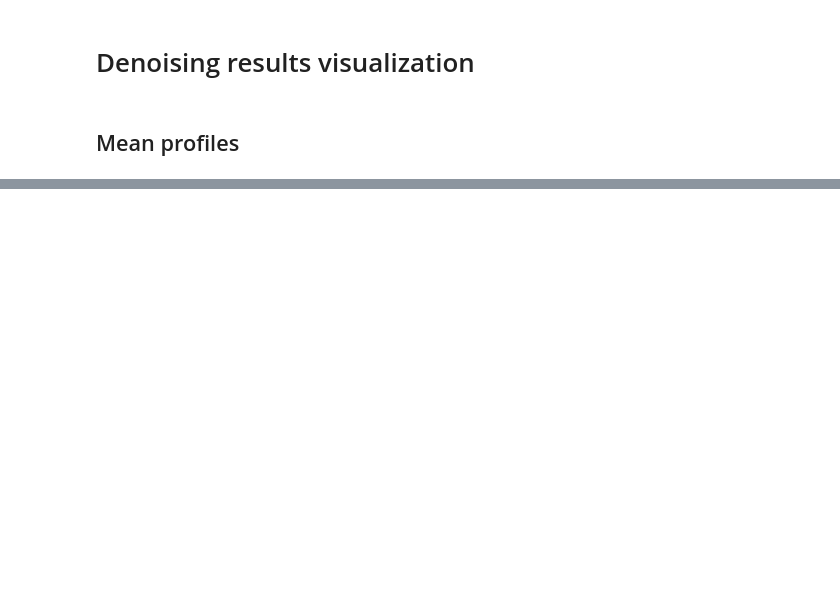
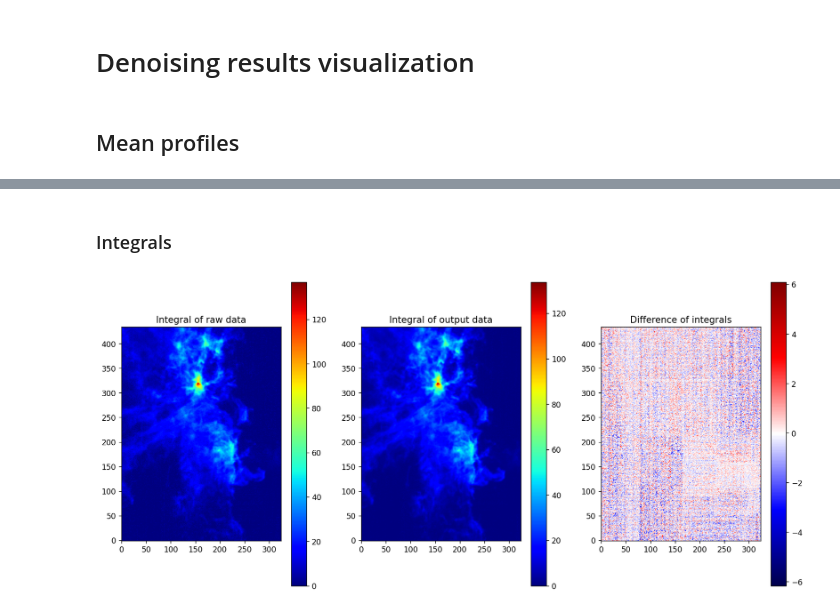
Before and after one commit to einigl/line-cubes-denoising, a Jupyter notebook: notebooks/show_results.ipynb, the cells around one changed output, grey strips where cells are left out. Saved outputs shown, nothing was run; the diff lists cells and outputs as text; code cells hidden in the pictures; blank space fills up the shorter version.

```diff
--- a/notebooks/show_results.ipynb
+++ b/notebooks/show_results.ipynb
@@ -84,0 +87,40 @@ plt.show()
+# %% [markdown]
+### Integrals
+# %%
+Integral_raw = 0.5 * np.sum(X, axis=0)
+Integral_out = 0.5 * np.sum(X_hat, axis=0)
+Integral_diff = Integral_raw - Integral_out
+
+#
+
+plt.figure(figsize=(2.5*6.4, 1.5*4.8), dpi=125)
+
+plt.subplot(1, 3, 1)
+
+vmin = 0
+vmax = np.max(Integral_raw)
+
+plt.imshow(Integral_raw, origin="lower", cmap="jet", vmin=vmin, vmax=vmax)
+plt.colorbar()
+plt.title("Integral of raw data")
+
+plt.subplot(1, 3, 2)
+
+vmin = 0
+vmax = np.max(Integral_out)
+
+plt.imshow(Integral_out, origin="lower", cmap="jet", vmin=vmin, vmax=vmax)
+plt.colorbar()
+plt.title("Integral of output data")
+
+plt.subplot(1, 3, 3)
+
+vmax = np.max(np.abs(Integral_diff))
+
+plt.imshow(Integral_diff, origin="lower", cmap="seismic")
+plt.colorbar()
+plt.title("Difference of integrals")
+
+plt.show()
+# %% [output]
+[figure, added]
```
Also changed, not shown: parts of 14 cells of this notebook, 6 other files.
